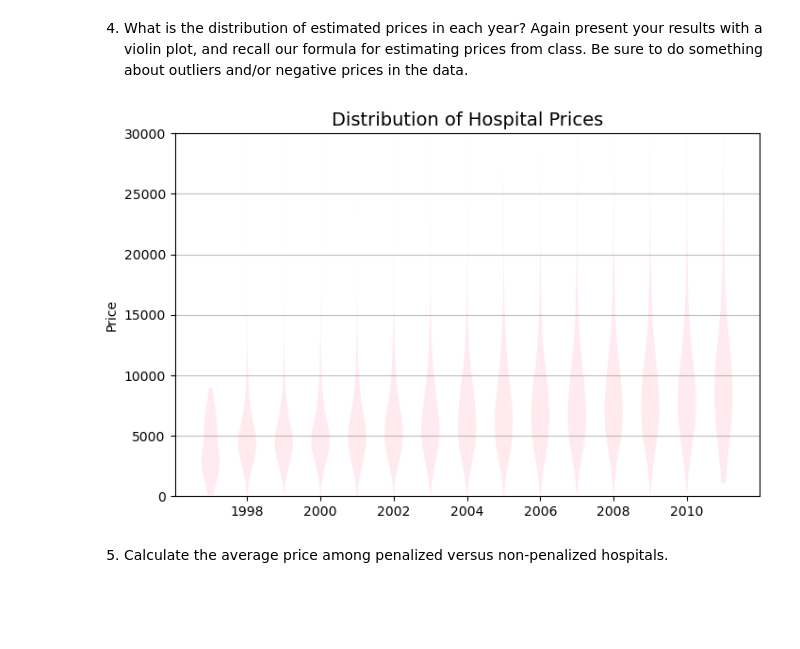
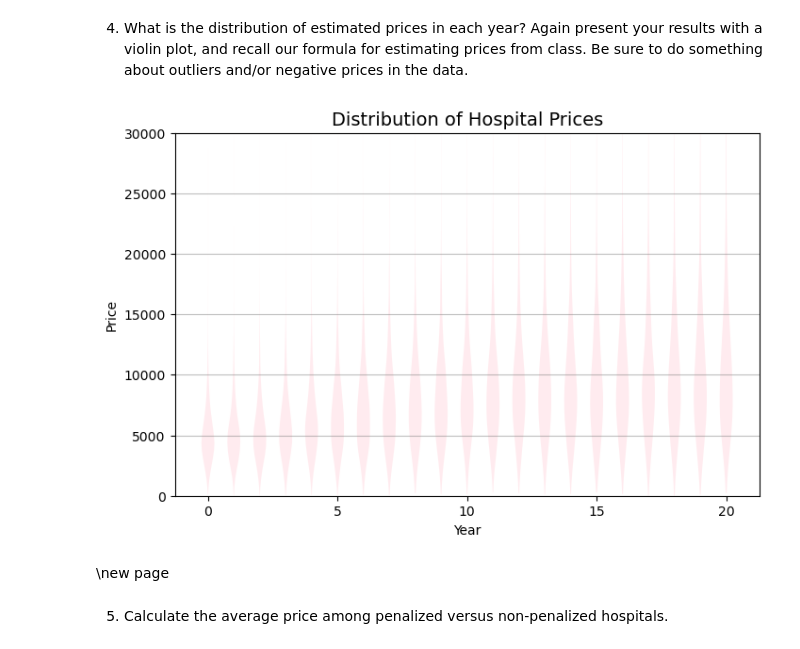
Before and after one commit to ellenwu-git/Homework2, a Jupyter notebook: homework2.ipynb, the cells around one changed output. Cells and saved outputs as stored; diff of their text form; code cells hidden in the pictures; blank space fills up the shorter version.

```diff
--- a/homework2.ipynb
+++ b/homework2.ipynb
@@ -156,24 +165,34 @@ price_data = HCRIS_Data[
 years= sorted(price_data['year'].unique())
 data = [price_data[price_data['year'] == year]['price'].dropna().values for year in years]
 # %%
-#plot distribution of hospital prices
-fig, ax= plt.subplots(figsize = (8,5))
-parts = ax.violinplot(data, positions= years, showmedians= False, showextrema=False)
 
-#customize violin plot
-for pc in parts ['bodies']:
-    pc.set_facecolor('pink')
-    pc.set_alpha (0.3)
+# Ensure data is formatted correctly
+data = [np.array(arr) for arr in data if len(arr) > 0]  # Convert to arrays & remove empty ones
+years = np.arange(len(data))  # Ensure x-axis matches number of datasets
 
-#format plot
-plt.ylim(0,30000)
-plt.title('Distribution of Hospital Prices', fontsize= 14)
-plt. xlabel('')
-plt.ylabel('Price')
-plt. grid (axis = 'y', color = 'gray', linestyle = '-', alpha = 0.5)
-plt.show()
+# Only plot if data is valid
+if len(data) > 0 and len(data) == len(years):
+    fig, ax = plt.subplots(figsize=(8, 5))
+    parts = ax.violinplot(data, positions=years, showmedians=False, showextrema=False)
+
+    # Customize violin plot
+    for pc in parts['bodies']:
+        pc.set_facecolor('pink')
+        pc.set_alpha(0.3)
+
+    # Format plot
+    plt.ylim(0, 30000)
+    plt.title('Distribution of Hospital Prices', fontsize=14)
+    plt.xlabel('Year')
+    plt.ylabel('Price')
+    plt.grid(axis='y', color='gray', linestyle='-', alpha=0.5)
+    plt.show()
+else:
+    print("Error: Data and years length mismatch!")
 # %% [output]
-[figure, old version]
+[figure, new version]
+# %% [markdown]
+\new page
 # %% [markdown]
 5. Calculate the average price among penalized versus non-penalized hospitals.
 # %%
```
Also changed, not shown: parts of 23 cells of this notebook, 3 other files.
